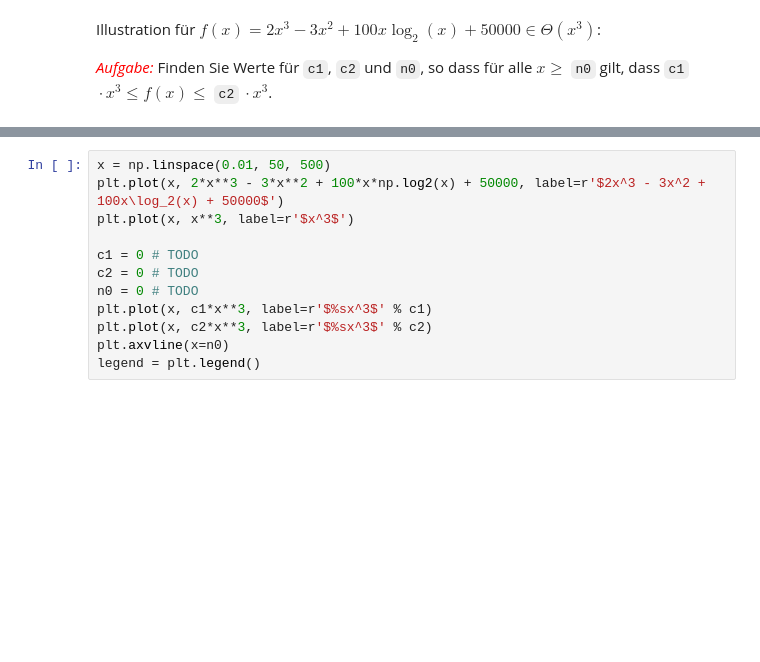
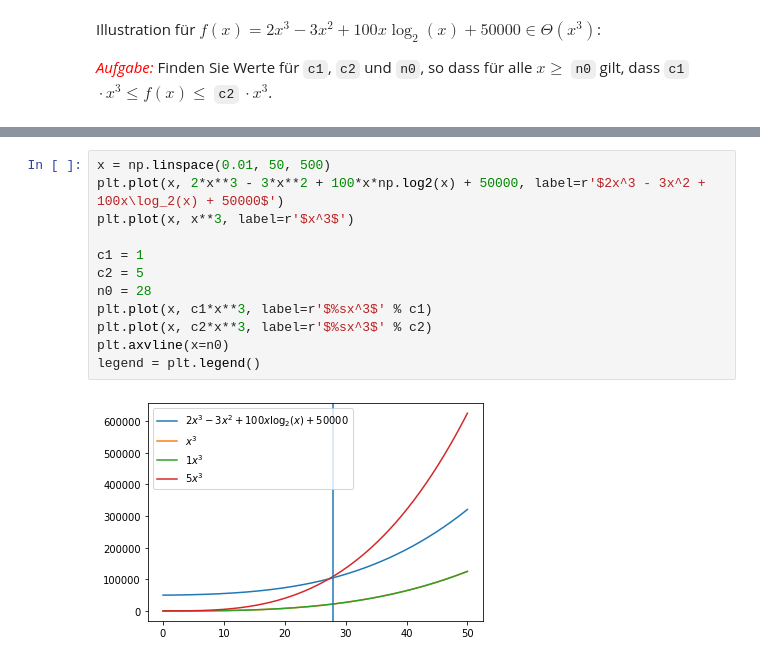
Before and after one commit to unibas-marcelluethi/algodata-notebooks, a Jupyter notebook: landau.ipynb, the cells around one changed output, grey strips where cells are left out. Cells and saved outputs as stored; diff of their text form; blank space fills up the shorter version.

```diff
--- a/landau.ipynb
+++ b/landau.ipynb
@@ -34,12 +44,14 @@ Illustration für $f(x) = 2x^3 - 3x^2 + 100x\log_2(x) + 50000 \in \Theta(x^3)$:
 # %%
 x = np.linspace(0.01, 50, 500)
 plt.plot(x, 2*x**3 - 3*x**2 + 100*x*np.log2(x) + 50000, label=r'$2x^3 - 3x^2 + 100x\log_2(x) + 50000$')
 plt.plot(x, x**3, label=r'$x^3$')
 
-c1 = 0 # TODO
-c2 = 0 # TODO
-n0 = 0 # TODO
+c1 = 1
+c2 = 5
+n0 = 28
 plt.plot(x, c1*x**3, label=r'$%sx^3$' % c1)
 plt.plot(x, c2*x**3, label=r'$%sx^3$' % c2)
 plt.axvline(x=n0)
 legend = plt.legend()
+# %% [output]
+[figure, added]
```
Also changed, not shown: parts of 2 cells of this notebook, 26 other files.
